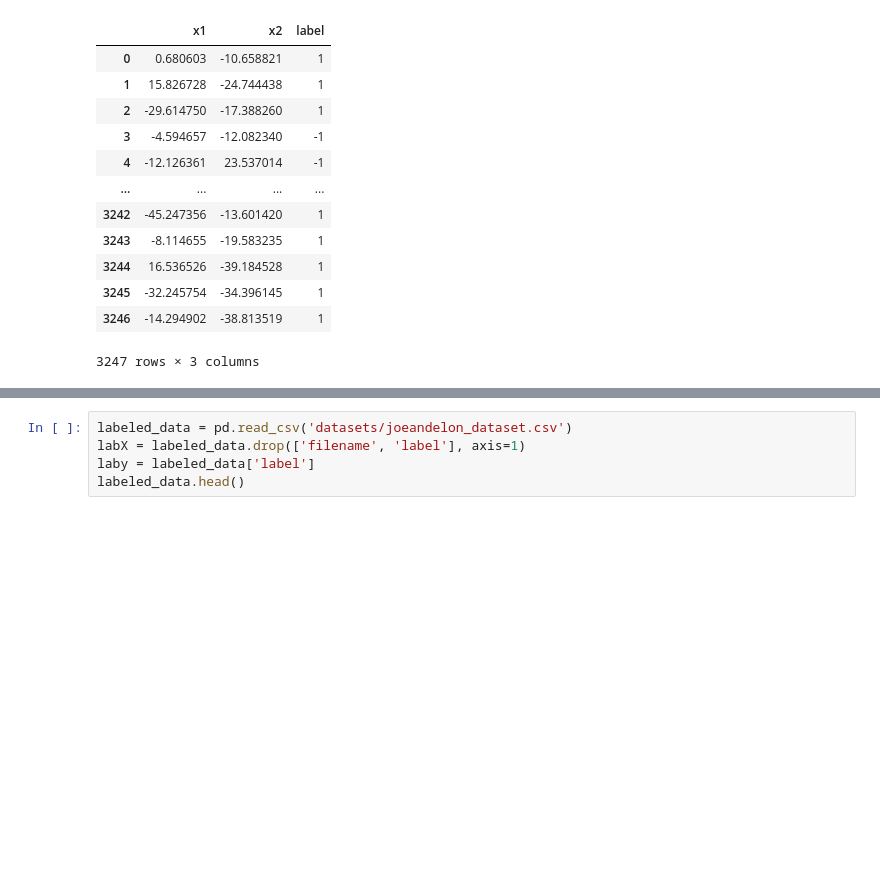
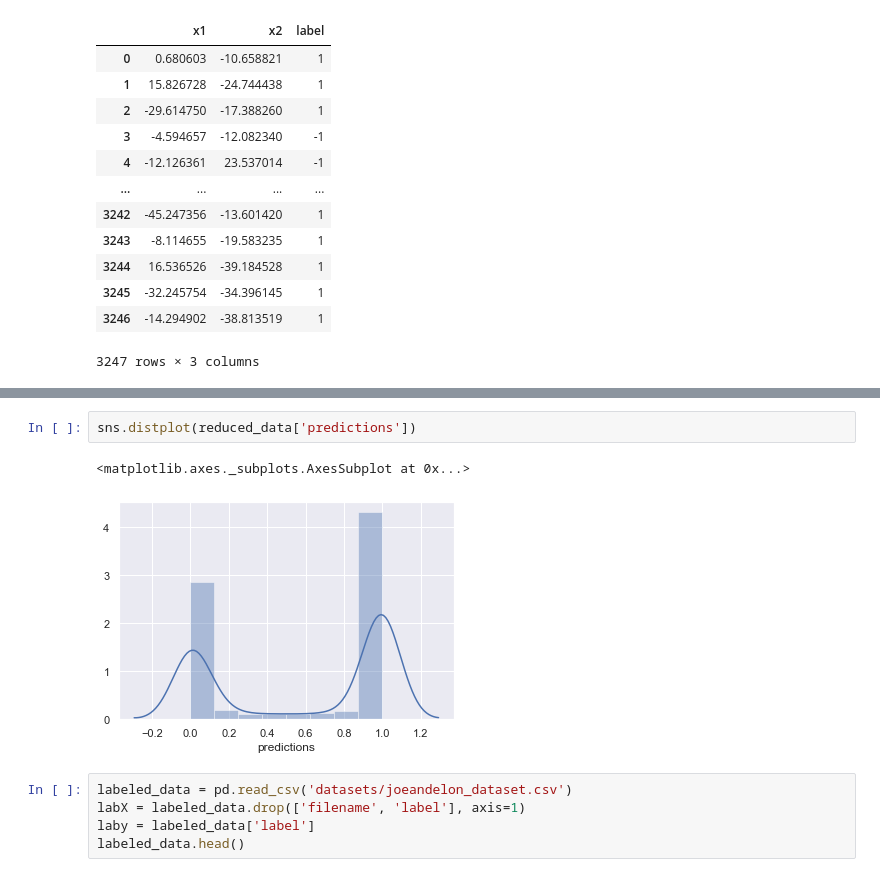
Before and after one commit to nathanielCherian/joe-rogan-ml, a Jupyter notebook: dbscan.ipynb, the cells around one changed output, grey strips where cells are left out. Cells and saved outputs as stored; diff of their text form; blank space fills up the shorter version.

```diff
--- a/dbscan.ipynb
+++ b/dbscan.ipynb
@@ -87,3 +125,8 @@ reduced_data
+# %%
+sns.distplot(reduced_data['predictions'])
+# %% [output]
+<matplotlib.axes._subplots.AxesSubplot at 0x...>
+[figure, added]
 # %%
 labeled_data = pd.read_csv('datasets/joeandelon_dataset.csv')
 labX = labeled_data.drop(['filename', 'label'], axis=1)
```
Also changed, not shown: parts of 7 cells of this notebook, 3 other files.
